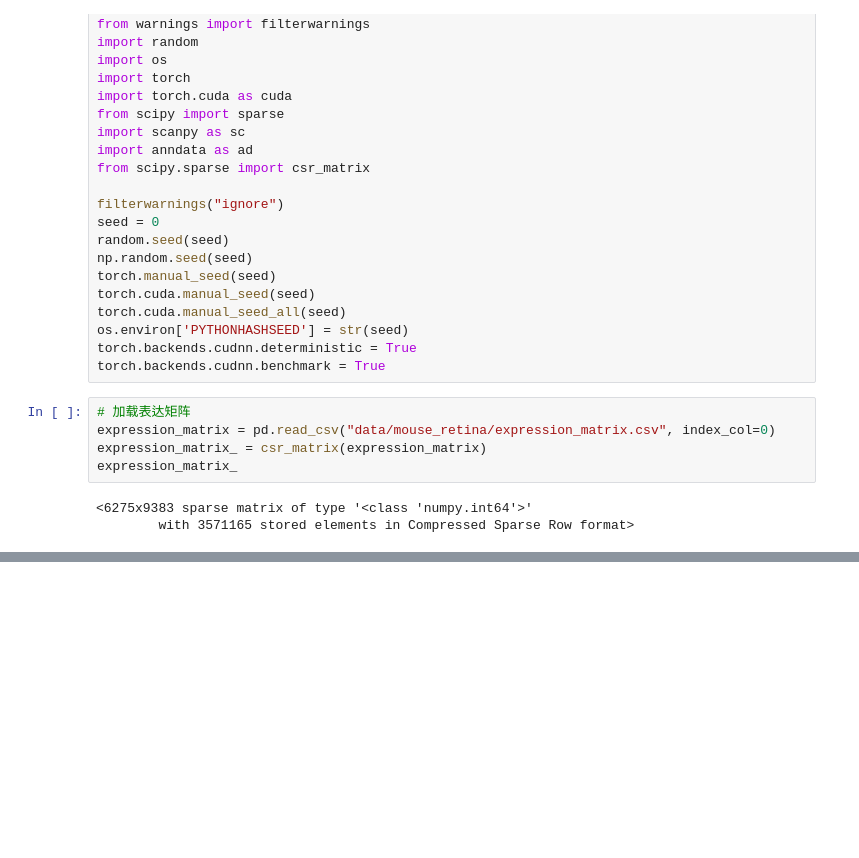
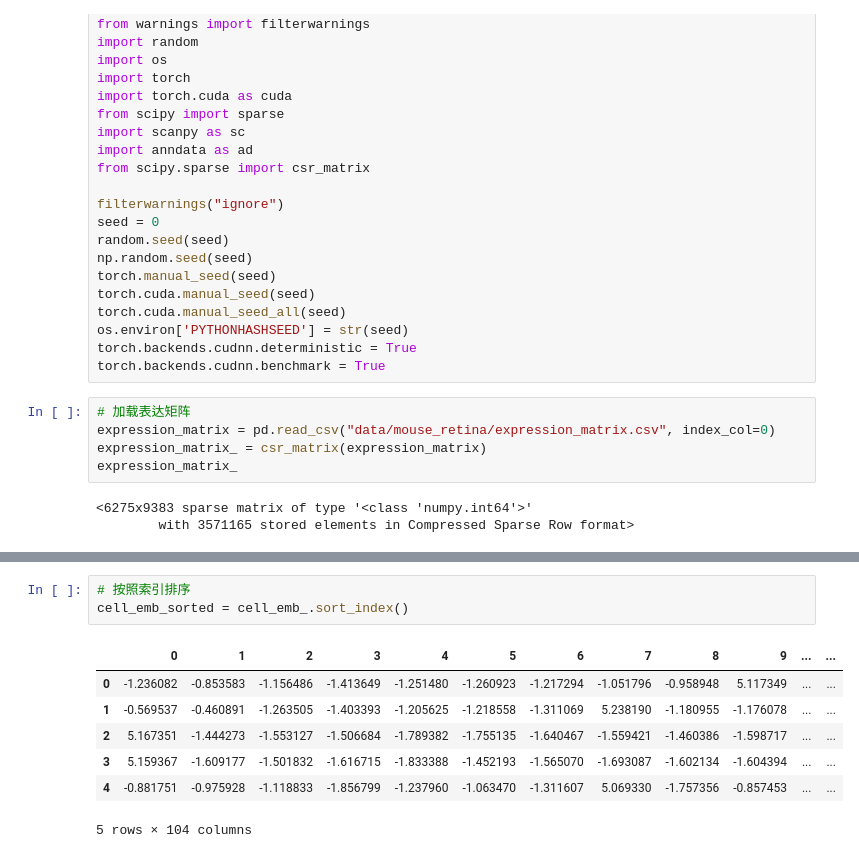
Before and after one commit to StickTaTa/ScFormer, a Jupyter notebook: 03_Tutorial_Mouse_retina_.ipynb, the cells around one changed output, grey strips where cells are left out. Cells and saved outputs as stored; diff of their text form; blank space fills up the shorter version.

```diff
--- a/03_Tutorial_Mouse_retina_.ipynb
+++ b/03_Tutorial_Mouse_retina_.ipynb
@@ -47,0 +91,11 @@ adata.obs = cell_metadata
+# %%
+# 按照索引排序
+cell_emb_sorted = cell_emb_.sort_index()
+# %% [output]
+|  | 0 | 1 | 2 | 3 | 4 | 5 | 6 | 7 | 8 | 9 | ... | ... |
+| 0 | -1.236082 | -0.853583 | -1.156486 | -1.413649 | -1.251480 | -1.260923 | -1.217294 | -1.051796 | -0.958948 | 5.117349 | ... | ... |
+| 1 | -0.569537 | -0.460891 | -1.263505 | -1.403393 | -1.205625 | -1.218558 | -1.311069 | 5.238190 | -1.180955 | -1.176078 | ... | ... |
+| 2 | 5.167351 | -1.444273 | -1.553127 | -1.506684 | -1.789382 | -1.755135 | -1.640467 | -1.559421 | -1.460386 | -1.598717 | ... | ... |
+| 3 | 5.159367 | -1.609177 | -1.501832 | -1.616715 | -1.833388 | -1.452193 | -1.565070 | -1.693087 | -1.602134 | -1.604394 | ... | ... |
+| 4 | -0.881751 | -0.975928 | -1.118833 | -1.856799 | -1.237960 | -1.063470 | -1.311607 | 5.069330 | -1.757356 | -0.857453 | ... | ... |
+5 rows × 104 columns
```
Also changed, not shown: parts of 13 cells of this notebook.
